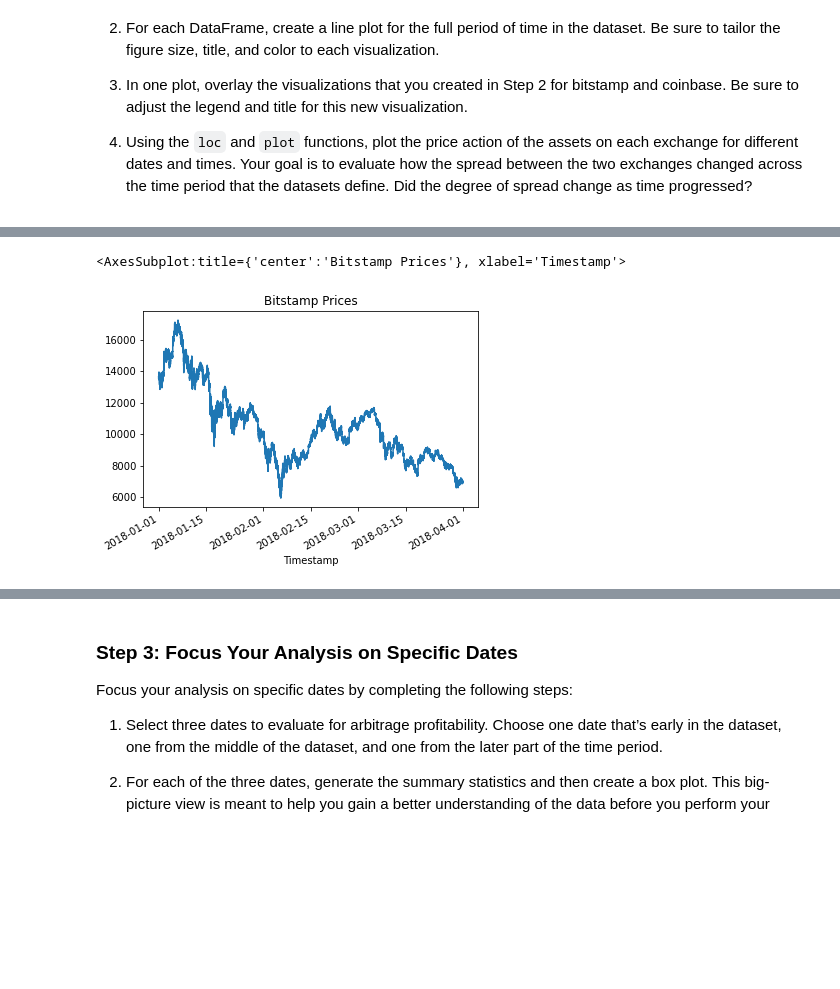
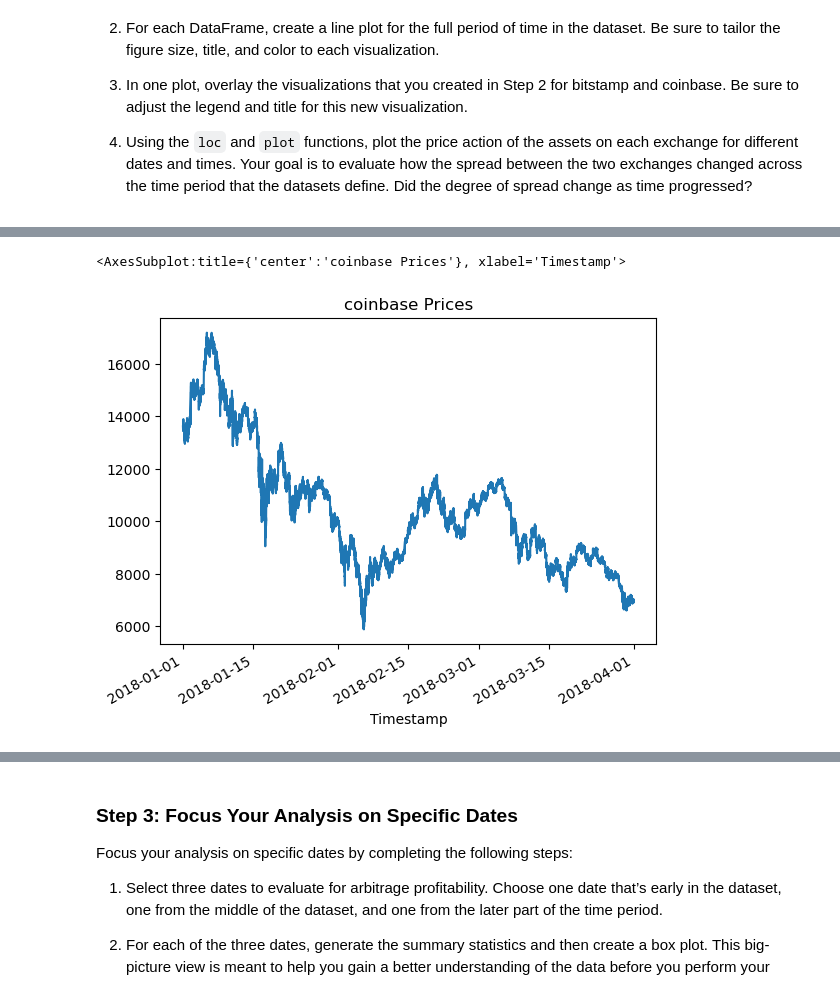
Before and after one commit to srinivasan-kunal/Module3-Challenge, a Jupyter notebook: crypto_arbitrage.ipynb, the cells around one changed output, grey strips where cells are left out. Drawn from its saved outputs; the diff is of its cells as text; code cells hidden in the pictures; blank space fills up the shorter version.

```diff
--- a/crypto_arbitrage.ipynb
+++ b/crypto_arbitrage.ipynb
@@ -111,0 +197,6 @@ To prepare and clean your data for analysis, complete the following steps:
+# %%
+# Repeat Steps 1–4 for the coinbase DataFrame
+# Use the str.replace function to remove the dollar sign, $
+coinbase.loc[:,'Close']=coinbase.loc[:,'Close'].str.replace("$","")
+coinbase.info()
+coinbase.head()
@@ -111,0 +225,5 @@ To prepare and clean your data for analysis, complete the following steps:
+# %%
+# Convert the Close data type to a float
+coinbase.loc[:,'Close']=coinbase.loc[:,'Close'].astype(float)
+coinbase.info()
+coinbase.head()
@@ -111,0 +252,6 @@ To prepare and clean your data for analysis, complete the following steps:
+# %%
+# For the coinbase DataFrame, replace or drop all NaNs or missing values in the DataFrame
+coinbase.isnull().sum()
+coinbase=coinbase.dropna()
+coinbase.info()
+#Total 218 NaN values dtropped
@@ -146,7 +313,7 @@ bitstamp_sliced = # YOUR CODE HERE
 # %%
 # Use loc or iloc to select `Timestamp (the index)` and `Close` from coinbase DataFrame
-coinbase_sliced = # YOUR CODE HERE
+coinbase_sliced = coinbase.loc[:,"Close"]
 
 # Review the first five rows of the DataFrame
-# YOUR CODE HERE
+coinbase_sliced.head()
 # %% [output]
@@ -205,10 +372,10 @@ Sort through the time series data associated with the bitstamp and coinbase Data
 # %%
 # Create a line plot for the coinbase DataFrame for the full length of time in the dataset
 # Be sure that the figure size, title, and color are tailored to each visualization
-# YOUR CODE HERE
+coinbase_sliced.plot(kind='line',title="coinbase Prices", xlabel='Timestamp')
 # %% [output]
-<AxesSubplot:title={'center':'Bitstamp Prices'}, xlabel='Timestamp'>
+<AxesSubplot:title={'center':'coinbase Prices'}, xlabel='Timestamp'>
-[figure, old version]
+[figure, new version]
 # %%
 # Overlay the visualizations for the bitstamp and coinbase DataFrames in one plot
 # The plot should visualize the prices over the full lenth of the dataset
```
Also changed, not shown: parts of 51 cells of this notebook.
